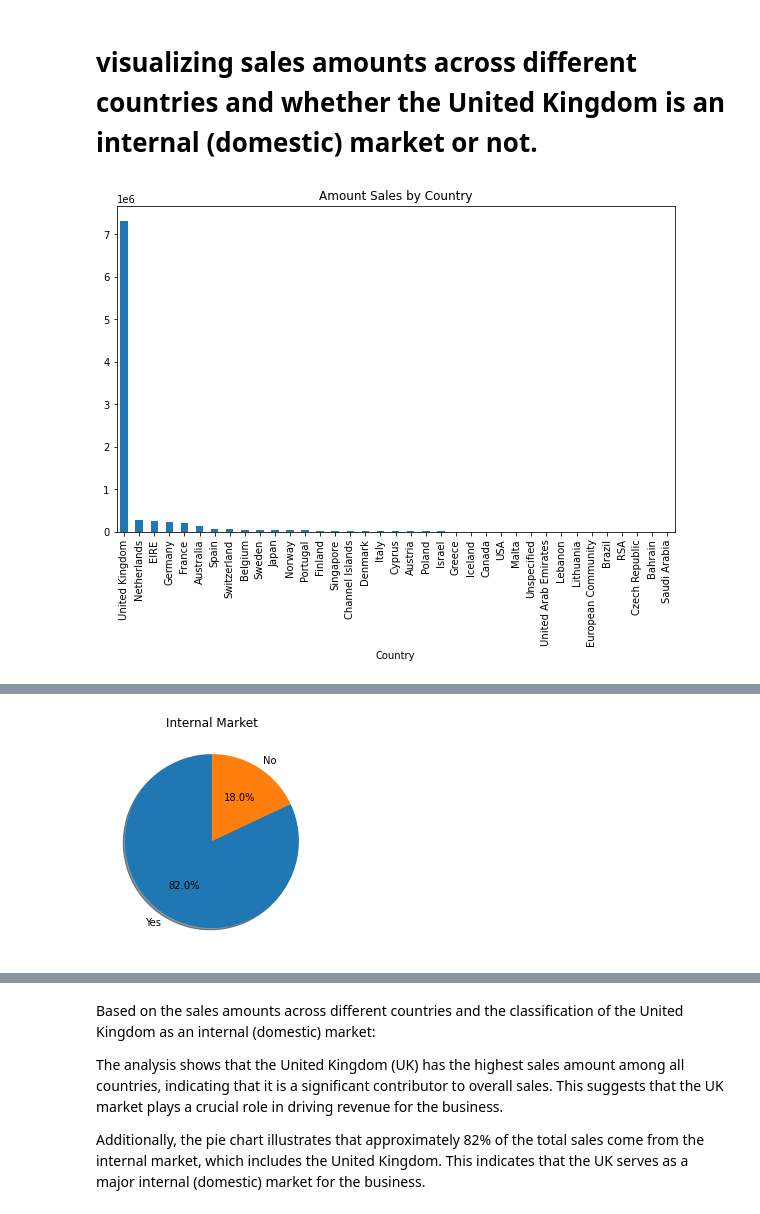
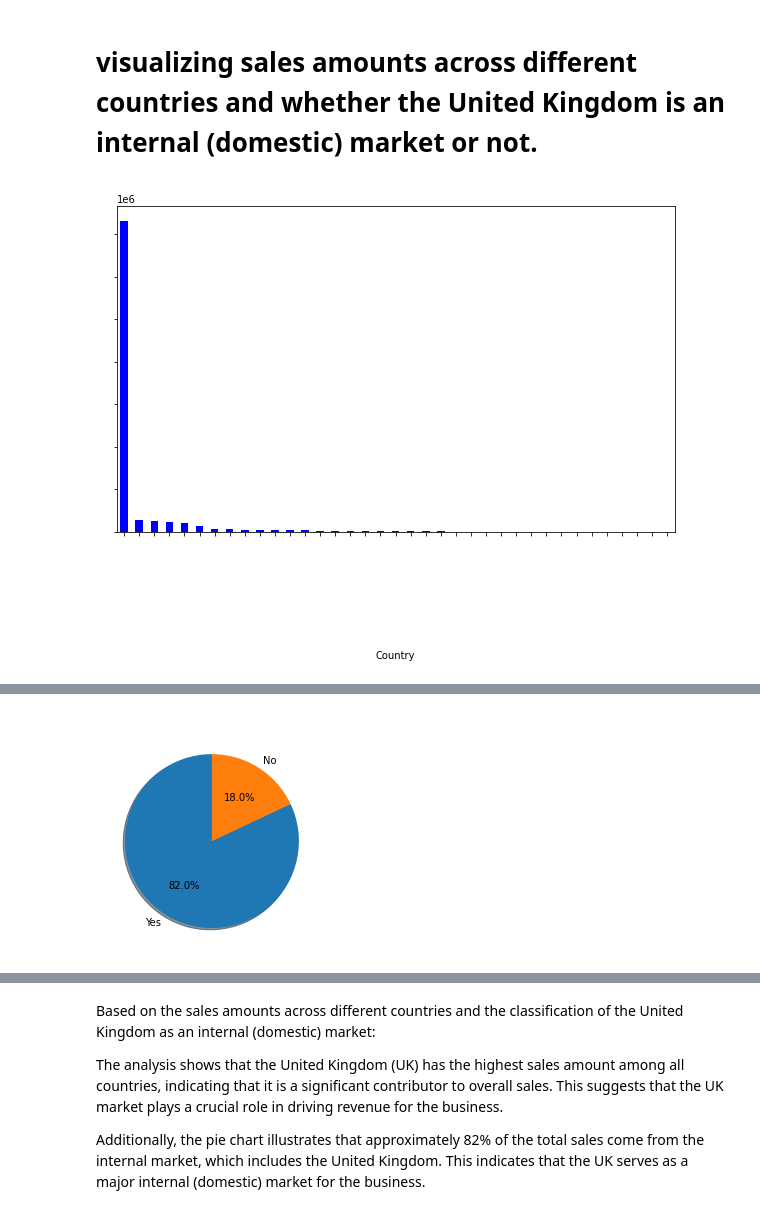
Before and after one commit to Dibieoluchi/Customer-Segmentation-Market-Basket-Analysis-SWOT-Insights, a Jupyter notebook: exploratory data analysis.ipynb, the cells around one changed output, grey strips where cells are left out. Saved outputs shown, nothing was run; the diff lists cells and outputs as text; code cells hidden in the pictures.

```diff
--- a/exploratory data analysis.ipynb
+++ b/exploratory data analysis.ipynb
@@ -401,14 +408,16 @@ memory usage: 33.8+ MB
 # %%
 fig = plt.figure(figsize=(10, 6))
 plt.grid(True)
-
+plt.xticks(color='white')
+plt.yticks(color='white')
+plt.title('Amount sales by country', color ='white')
 # Grouping and Plotting
-g = data_clean.groupby(["Country"]).amount.sum().sort_values(ascending=False).plot(kind='bar', title='Amount Sales by Country')
+g = data_clean.groupby(["Country"]).amount.sum().sort_values(ascending=False).plot(kind='bar', title='Amount Sales by Country', color ='blue')
 
 # Adding a New Column
 data_clean['Internal'] = data_clean.Country.apply(lambda x: 'Yes' if x=='United Kingdom' else 'No')
 # %% [output]
-[figure, old version]
+[figure, new version]
 # %%
 data_clean.head()
 # %% [output]
@@ -419,17 +428,17 @@ data_clean.head()
 | 3 | 536390 | 85123A | WHITE HANGING HEART T-LIGHT HOLDER | 64 | 2010-01-12 10:19:00 | 2.55 | 17511 | United Kingdom | ... |
 | 4 | 536394 | 85123A | WHITE HANGING HEART T-LIGHT HOLDER | 32 | 2010-01-12 10:39:00 | 2.55 | 13408 | United Kingdom | ... |
 # %%
-f2 = fig.add_subplot(122)
-plt.grid(True)
+# f2 = fig.add_subplot(122)
+# plt.grid(True)
 
-# Grouping by 'Internal' and Plotting a Pie Chart
-market = data_clean.groupby(["Internal"]).amount.sum().sort_values(ascending=False)
-g = plt.pie(market, labels=market.index, autopct='%1.1f%%', shadow=True, startangle=90)
+# # Grouping by 'Internal' and Plotting a Pie Chart
+# market = data_clean.groupby(["Internal"]).amount.sum().sort_values(ascending=False)
+# g = plt.pie(market, labels=market.index, autopct='%1.1f%%', shadow=True, startangle=90,)
 
-# Adding Title
-plt.title('Internal Market')
+# # Adding Title
+# plt.title('Internal Market',color ='white')
 
-# Displaying the Plot
-plt.show()
+# # Displaying the Plot
+# plt.show()
 # %% [output]
-[figure, old version]
+[figure, new version]
```
Also changed, not shown: parts of 13 cells of this notebook.
